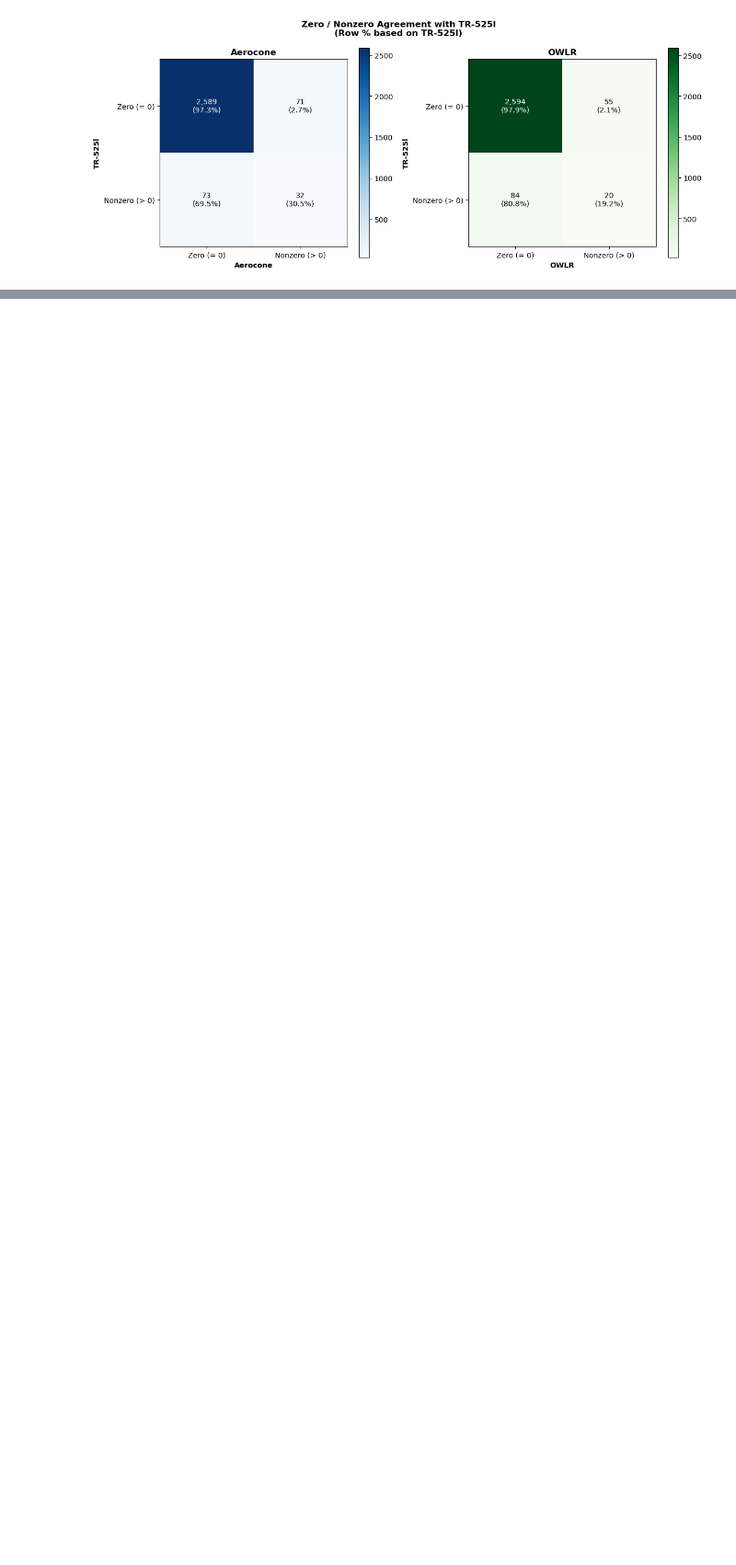
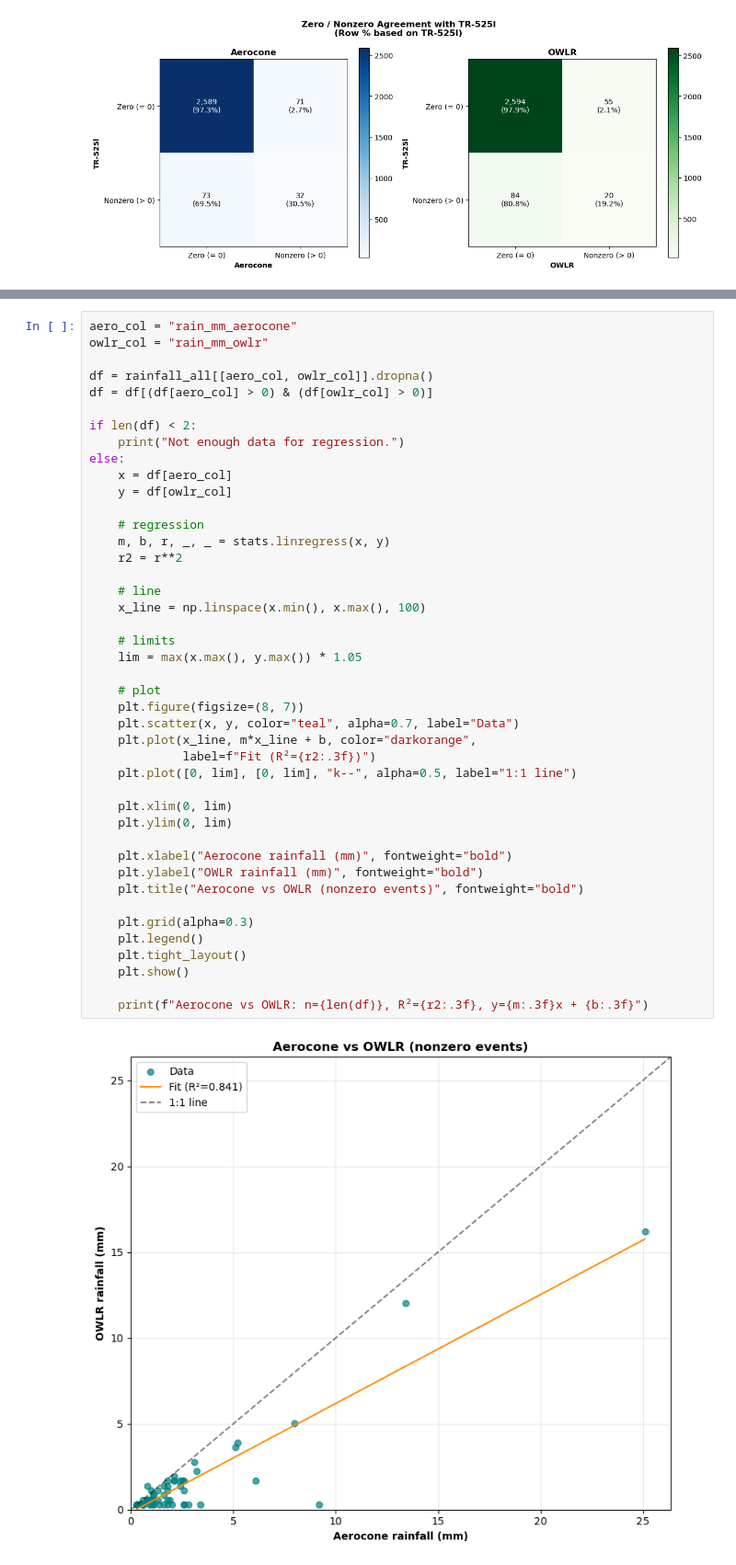
Before and after one commit to COAST-Lab/Open-Water-Level-and-Rainfall-Sensor, a Jupyter notebook: Data Analysis/rainfallAnalysisUpdated.ipynb, the cells around one changed output, grey strips where cells are left out. Shown at 92% size. Drawn from its saved outputs; the diff is of its cells as text; blank space fills up the shorter version.

Commit message:
added aero vs. owlr reg

```diff
--- a/Data Analysis/rainfallAnalysisUpdated.ipynb
+++ b/Data Analysis/rainfallAnalysisUpdated.ipynb
@@ -892,0 +895,45 @@ plt.show()
+# %%
+aero_col = "rain_mm_aerocone"
+owlr_col = "rain_mm_owlr"
+
+df = rainfall_all[[aero_col, owlr_col]].dropna()
+df = df[(df[aero_col] > 0) & (df[owlr_col] > 0)]
+
+if len(df) < 2:
+    print("Not enough data for regression.")
+else:
+    x = df[aero_col]
+    y = df[owlr_col]
+
+    # regression
+    m, b, r, _, _ = stats.linregress(x, y)
+    r2 = r**2
+
+    # line
+    x_line = np.linspace(x.min(), x.max(), 100)
+
+    # limits
+    lim = max(x.max(), y.max()) * 1.05
+
+    # plot
+    plt.figure(figsize=(8, 7))
+    plt.scatter(x, y, color="teal", alpha=0.7, label="Data")
+    plt.plot(x_line, m*x_line + b, color="darkorange",
+             label=f"Fit (R²={r2:.3f})")
+    plt.plot([0, lim], [0, lim], "k--", alpha=0.5, label="1:1 line")
+
+    plt.xlim(0, lim)
+    plt.ylim(0, lim)
+
+    plt.xlabel("Aerocone rainfall (mm)", fontweight="bold")
+    plt.ylabel("OWLR rainfall (mm)", fontweight="bold")
+    plt.title("Aerocone vs OWLR (nonzero events)", fontweight="bold")
+
+    plt.grid(alpha=0.3)
+    plt.legend()
+    plt.tight_layout()
+    plt.show()
+
+    print(f"Aerocone vs OWLR: n={len(df)}, R²={r2:.3f}, y={m:.3f}x + {b:.3f}")
+# %% [output]
+[figure, added]
```
Also changed, not shown: parts of 2 cells of this notebook.
